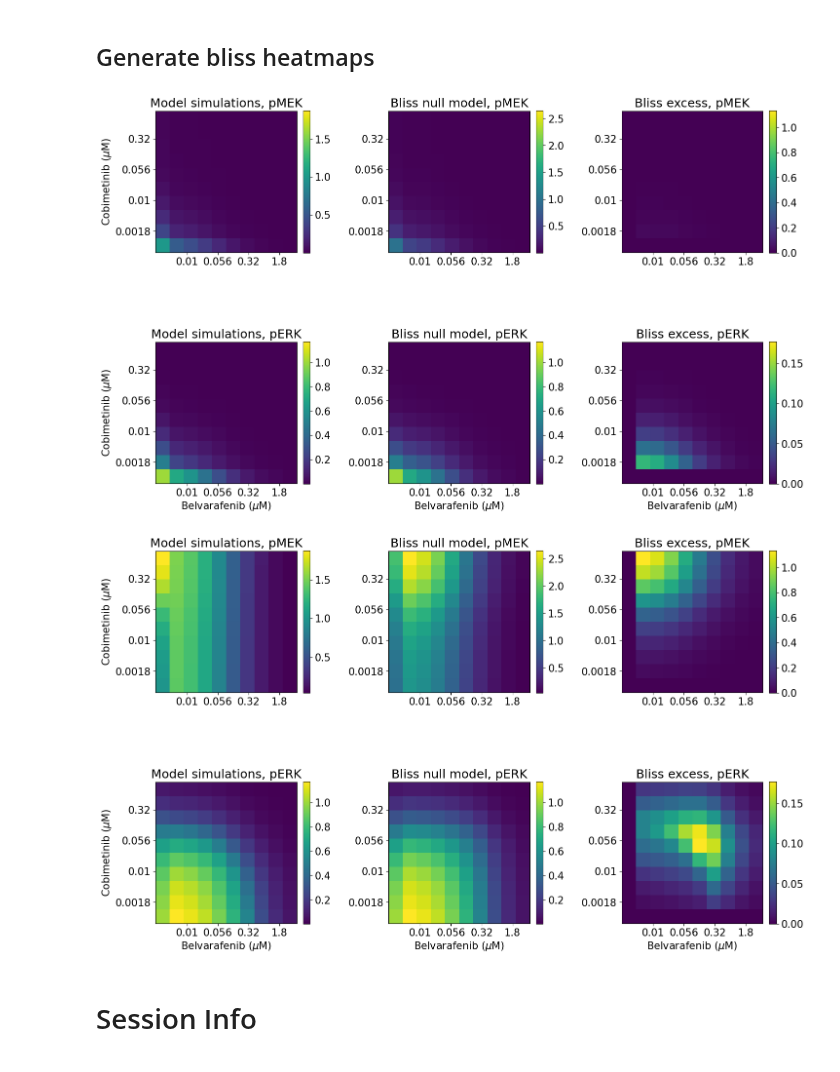
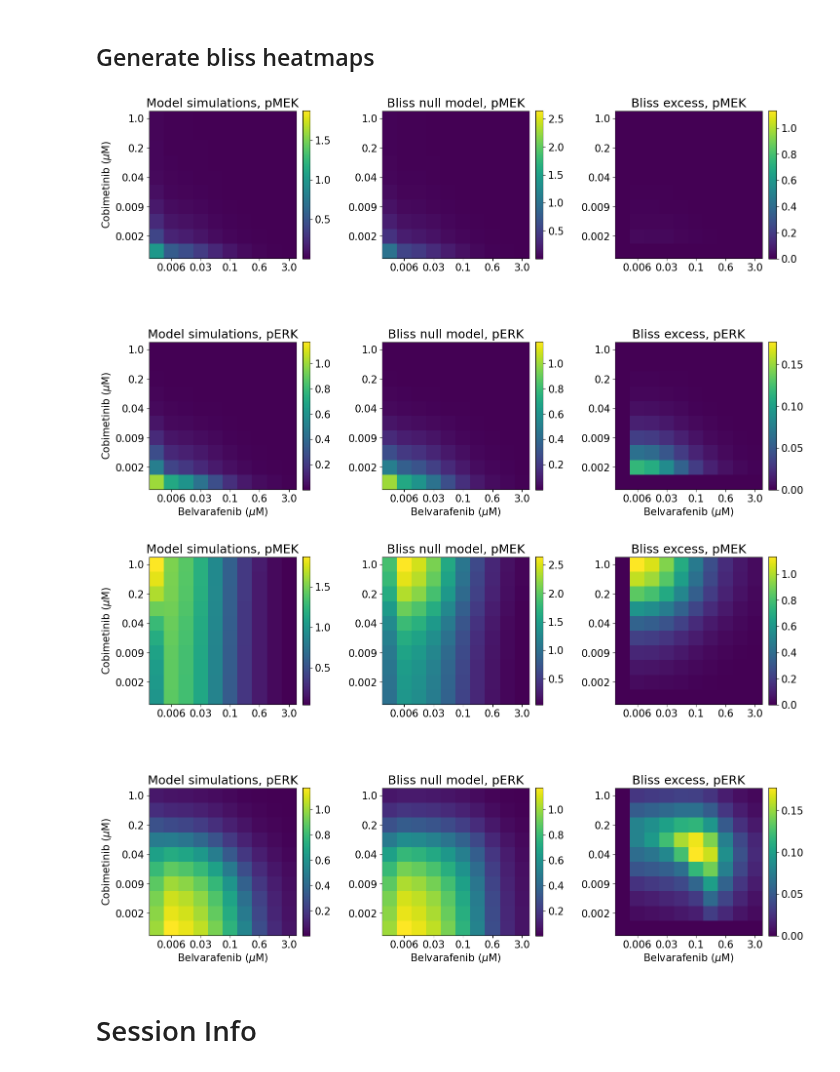
Before and after one commit to lgerosa/panRAFi_MEKi_combo, a Jupyter notebook: MARM_2_Feedback_2023_06/MARM2_Andrew_8_24/scripts/simulation_and_plotting/Bliss_Heatmaps/bliss_heatmaps_Belva_Cobi_MARM2_BRAF_V600E.ipynb, the cells around one changed output. Cells and saved outputs as stored; diff of their text form; code cells hidden in the pictures.

Commit message:
corrected figures

```diff
--- a/MARM_2_Feedback_2023_06/MARM2_Andrew_8_24/scripts/simulation_and_plotting/Bliss_Heatmaps/bliss_heatmaps_Belva_Cobi_MARM2_BRAF_V600E.ipynb
+++ b/MARM_2_Feedback_2023_06/MARM2_Andrew_8_24/scripts/simulation_and_plotting/Bliss_Heatmaps/bliss_heatmaps_Belva_Cobi_MARM2_BRAF_V600E.ipynb
@@ -96,14 +96,14 @@ for i in range(len(params)):
     #Fu_Belva = FuDrugs.loc[(FuDrugs['FBS_perc'] == used_FBS_perc) & (FuDrugs['DrugName'] == 'panRAFi_Belvarafenib')]['fu_FBS'].tolist()[0]
     xvals = np.log10(np.sort(np.unique(np.array(dr_df_mat_w_CRAF.index.get_level_values('RAFi_0_uM').tolist()))))
     x_transform = generate_heatmap_pixel_map(xvals)
-    log_x_vals_to_mark = np.array([-2,-1.25,-0.5,0.25])
+    log_x_vals_to_mark = np.linspace(-2.25,0.5, 5);
     x_loc = x_transform[0]*log_x_vals_to_mark+x_transform[1]
-    x_labels = signif(10**log_x_vals_to_mark,2)
+    x_labels = signif(10**log_x_vals_to_mark,1)
     yvals = np.log10(np.sort(np.unique(np.array(dr_df_mat_w_CRAF.index.get_level_values('MEKi_0_uM').tolist()))))
     y_transform = generate_heatmap_pixel_map(yvals)
-    log_y_vals_to_mark = np.array([-2.75,-2.0,-1.25,-0.5])
+    log_y_vals_to_mark = np.linspace(-2.75,0, 5);
     y_loc = y_transform[0]*log_y_vals_to_mark+y_transform[1]
-    y_labels = signif(10**log_y_vals_to_mark,2)
+    y_labels = signif(10**log_y_vals_to_mark,1)
     for j in range(len(plt_titles)):
         im=ax_w_BRAF[i,j].imshow(Es_w_BRAF[j], extent=[0, 1, 0, 1],vmax = condition_max[j])
         fig_w_BRAF.colorbar(im, ax=ax_w_BRAF[i,j], fraction=0.046, pad=0.04)
@@ -111,35 +111,35 @@ for i in range(len(params)):
 
         # Finds linear mapping between heatmap pixels and RAFi and MEKi concentrations
         ax_w_BRAF[i,j].set_xticks(ticks = x_loc,labels = x_labels)
         ax_w_BRAF[i,j].set_yticks(ticks = y_loc, labels = y_labels)
         ax_w_BRAF[i,j].title.set_text(plt_titles[j]+ f", {params[i]}")
         if (i==len(params)-1):
             ax_w_BRAF[i,j].set_xlabel('Belvarafenib ($\mu$M)')
         if (j==0):
             ax_w_BRAF[i,j].set_ylabel('Cobimetinib ($\mu$M)')
 
         im=ax_w_CRAF[i,j].imshow(Es_w_CRAF[j], extent=[0, 1, 0, 1],vmax = condition_max[j])
         fig_w_CRAF.colorbar(im, ax=ax_w_CRAF[i,j], fraction=0.046, pad=0.04)
 
         ax_w_CRAF[i,j].set_xticks(ticks = x_loc,labels = x_labels)
         ax_w_CRAF[i,j].set_yticks(ticks = y_loc, labels = y_labels)
 
         ax_w_CRAF[i,j].title.set_text(plt_titles[j]+ f", {params[i]}")
         if (i==len(params)-1):
             ax_w_CRAF[i,j].set_xlabel('Belvarafenib ($\mu$M)')
         if (j==0):
             ax_w_CRAF[i,j].set_ylabel('Cobimetinib ($\mu$M)')
 fig_w_BRAF.subplots_adjust(wspace=0, hspace=0)
 fig_w_BRAF.tight_layout()
 fig_w_CRAF.subplots_adjust(wspace=0, hspace=0)
 fig_w_CRAF.tight_layout()
 fig_w_BRAF.savefig(Path(f"figures/heatmaps/Scaled_Belva_Cobi_SS_BRAF_V600E.svg"),format='svg')
 #fig_w_CRAF.subplots_adjust(wspace=0, hspace=0)
 #fig_w_CRAF.tight_layout()
 #fig_w_CRAF.savefig("figures/heatmaps/brange_RAFi_MEKi_with_SOS_feedback_and_CRAF_feedback.svg",format='svg')
 # %% [output]
-[figure, old version]
+[figure, new version]
-[figure, old version]
+[figure, new version]
 # %% [markdown]
 # Session Info
 # %%
```
Also changed, not shown: parts of 3 cells of this notebook, 25 other files.
